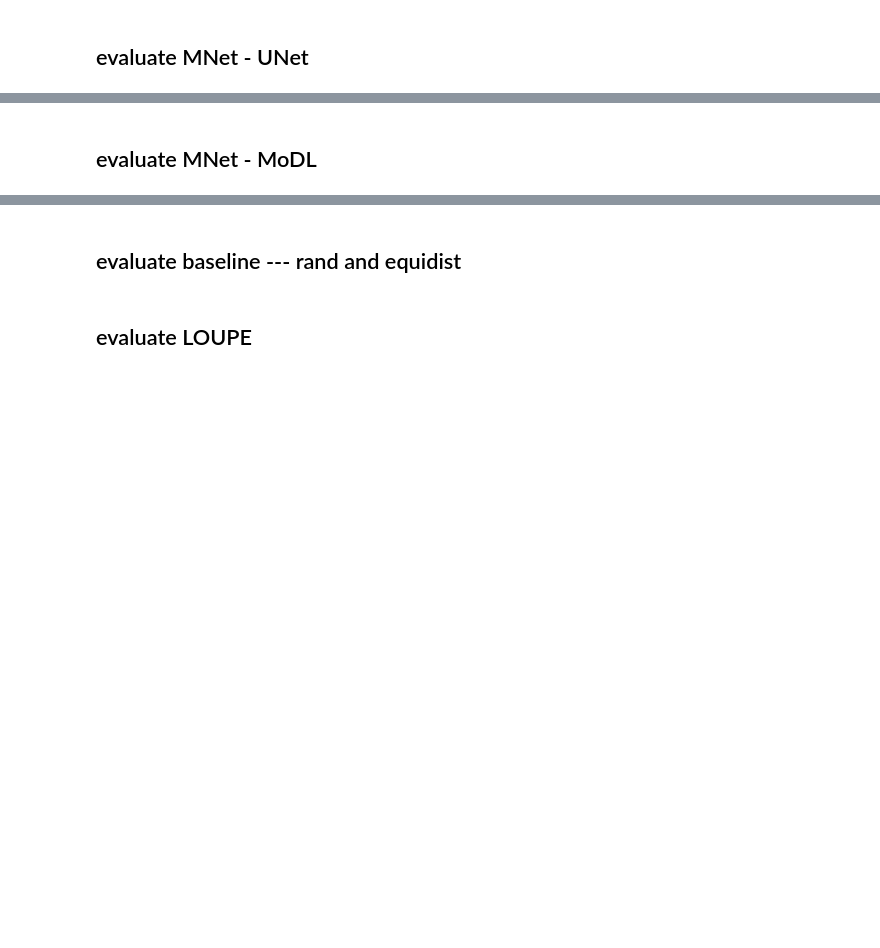
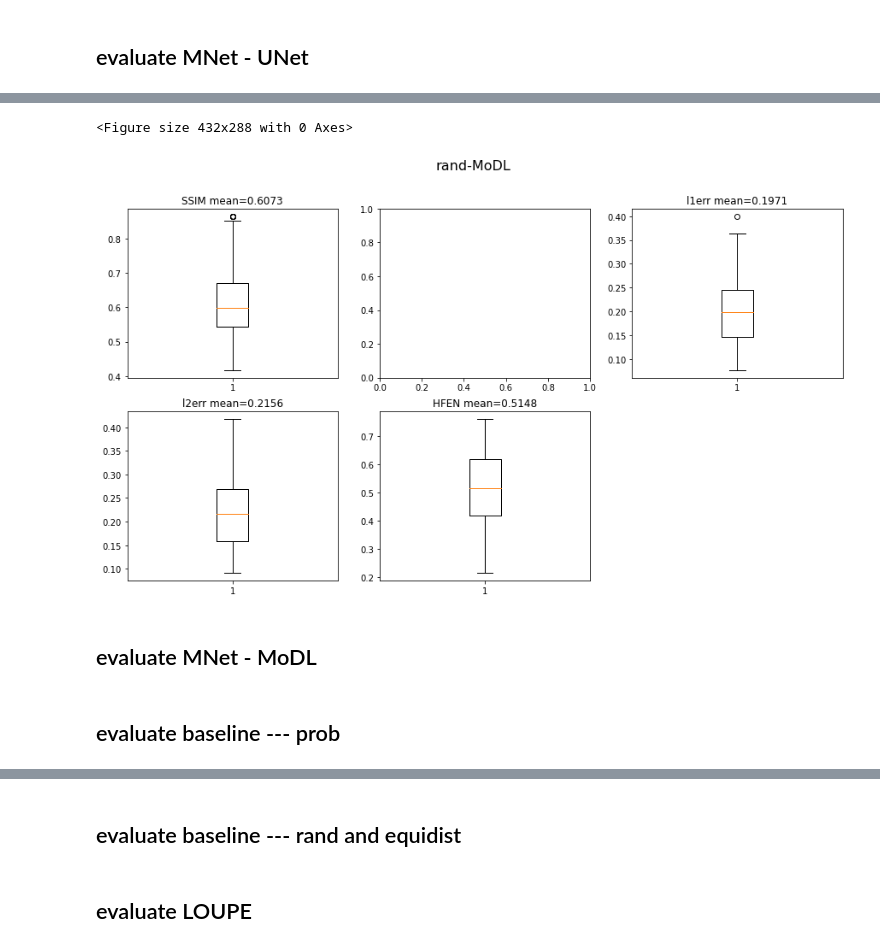
Before and after one commit to zhishenhuang/mri, a Jupyter notebook: test_and_makefigure.ipynb, the cells around one changed output, grey strips where cells are left out. Drawn from its saved outputs; the diff is of its cells as text; code cells hidden in the pictures; blank space fills up the shorter version.

```diff
--- a/test_and_makefigure.ipynb
+++ b/test_and_makefigure.ipynb
@@ -302,3 +272,9 @@ np.savez(filename,l1err=l1err,l2err=l2err,hfens=hfens,ssims=ssims,psnrs=psnrs)
+# %%
+filename = '/mnt/shared_a/checkpoints/leo/mri/8fold_rand__modl_chans64.npz'
+np.savez(filename,l1err=l1err,l2err=l2err,hfens=hfens,ssims=ssims,psnrs=psnrs)
+# %% [output]
+<Figure size 432x288 with 0 Axes>
+[figure, added]
 # %% [markdown]
 ## evaluate MNet - MoDL
 # %%
@@ -335,0 +312,2 @@ np.savez(filename,l1err=l1err,l2err=l2err,hfens=hfens,ssims=ssims,psnrs=psnrs)
+# %% [markdown]
+## evaluate baseline --- prob
```
Also changed, not shown: parts of 89 cells of this notebook, 5 other files.
